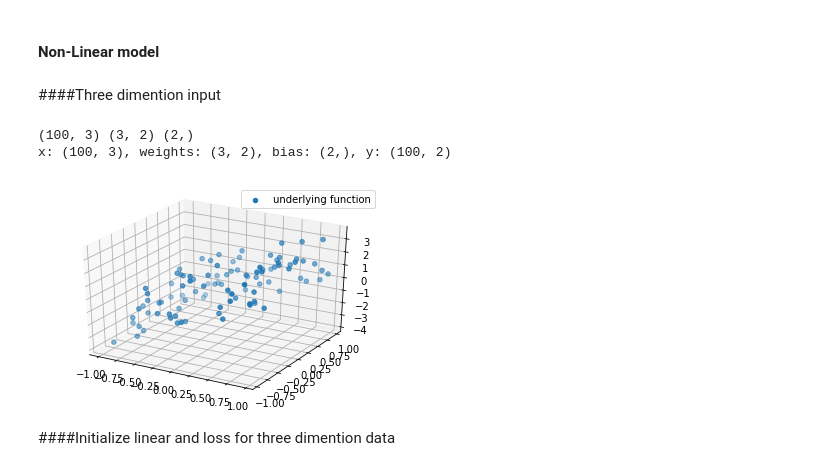
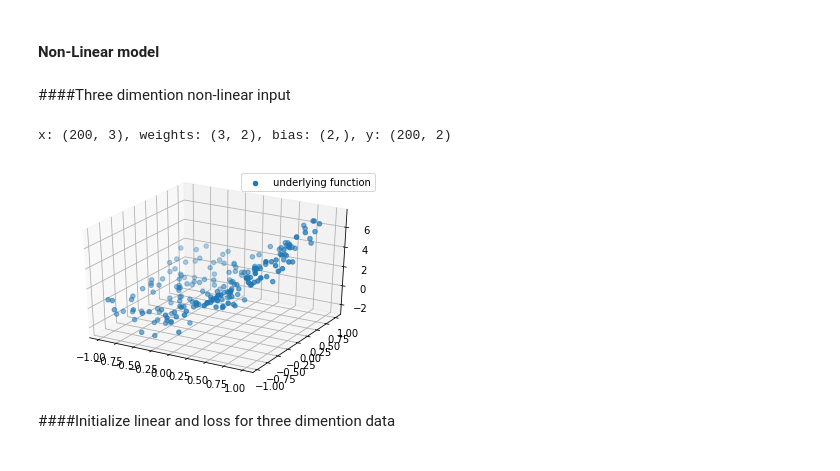
Before and after one commit to YuxingW/deep_learning, a Jupyter notebook: hw3/numpy_nn.ipynb, the cells around one changed output. Saved outputs shown, nothing was run; the diff lists cells and outputs as text; code cells hidden in the pictures.

```diff
--- a/hw3/numpy_nn.ipynb
+++ b/hw3/numpy_nn.ipynb
@@ -167,40 +149,32 @@ class Model:
     self.linear2.update(lr)
     self.linear1.update(lr)
 # %% [markdown]
-####Three dimention input
+####Three dimention non-linear input
 # %%
-# What about 3-dimensional x?
-
-n = 100
+n = 200
 d = 3
 x = np.random.uniform(-1, 1, (n, d))
 
-# y = w * x + b
-# y = w_0 * x_0 + w_1 * x_1 + w_2 * x_2 + b
-# y = w@x + b
+weights_true = np.array([[3, 1, -1],[2, 0, -2],]).T
+bias_true = np.array([0.5, 0.1])
 
-weights_true = np.array([[3, 1, -1],[2, 0, -2], ]).T
-bias_true = np.array([0.5, 0.1])
-print(x.shape, weights_true.shape, bias_true.shape)
-
-y_true = x @ weights_true + bias_true
+y_true = (x ** 2) @ weights_true + x @ weights_true + bias_true
 print(f'x: {x.shape}, weights: {weights_true.shape}, bias: {bias_true.shape}, y: {y_true.shape}')
 
 def plot_3d(x, y, y_pred=None):
   import matplotlib.pyplot as plt
   from mpl_toolkits.mplot3d import Axes3D
   fig = plt.figure()
   ax = fig.add_subplot(111, projection='3d')
   ax.scatter(x[:, 0], x[:, 1], y, label='underlying function')
   if y_pred is not None:
     ax.scatter(x[:, 0], x[:, 1], y_pred, label='our function')
   plt.legend()
 
-plot_3d(x, y_true[:, 1])
+plot_3d(x, y_true[:, 0])
 # %% [output]
-(100, 3) (3, 2) (2,)
-x: (100, 3), weights: (3, 2), bias: (2,), y: (100, 2)
+x: (200, 3), weights: (3, 2), bias: (2,), y: (200, 2)
-[figure, old version]
+[figure, new version]
 # %% [markdown]
 ####Initialize linear and loss for three dimention data
 # %%
```
Also changed, not shown: parts of 9 cells of this notebook.
